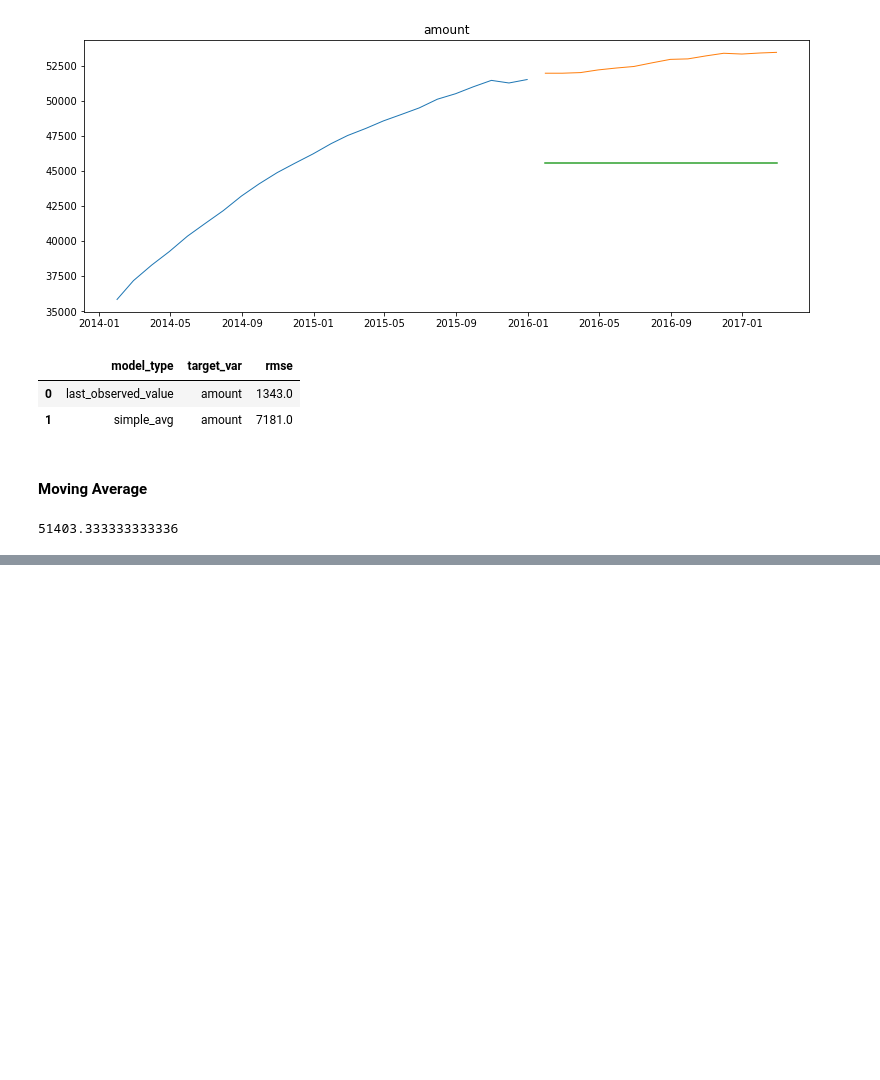
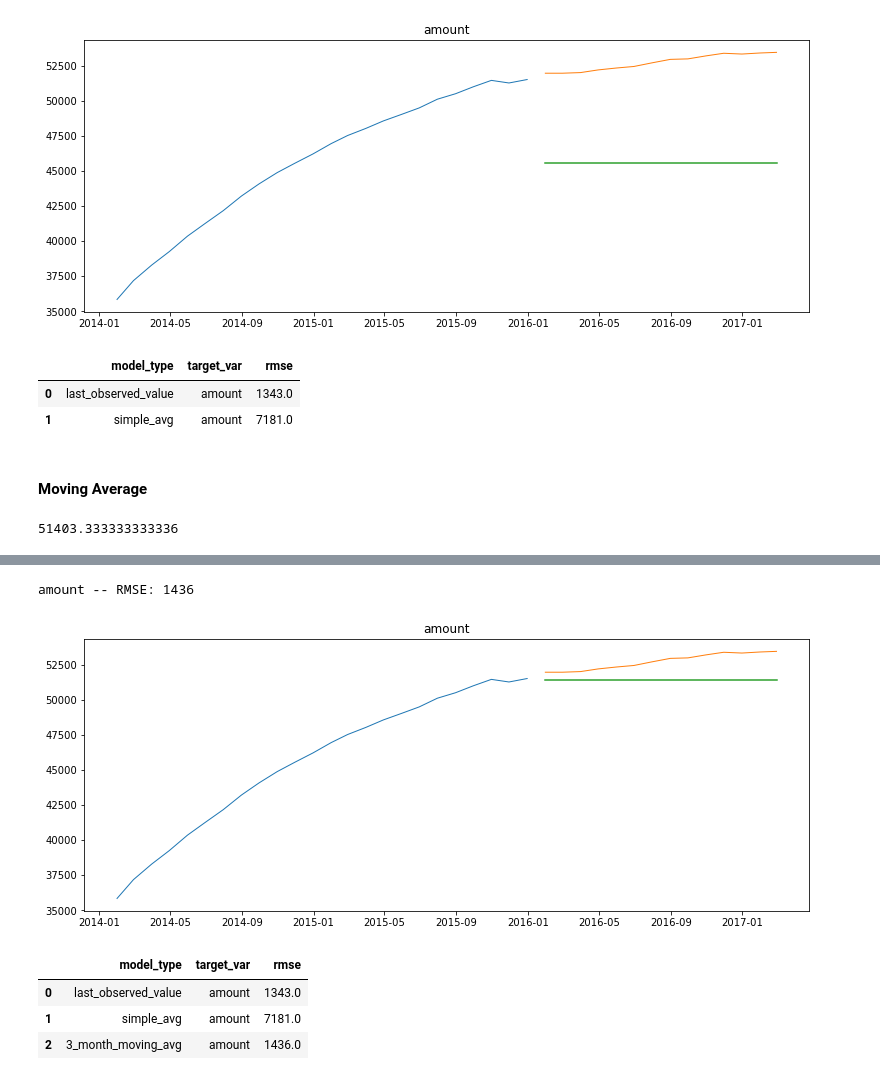
Before and after one commit to watermanbrandyn/time-series-exercises, a Jupyter notebook: model.ipynb, the cells around one changed output, grey strips where cells are left out. Drawn from its saved outputs; the diff is of its cells as text; code cells hidden in the pictures; blank space fills up the shorter version.

Commit message:
modeling exercise

```diff
--- a/model.ipynb
+++ b/model.ipynb
@@ -253,0 +266,16 @@ period = 3
+# %%
+# Plot actual v predicted
+for col in train.columns:
+    plot_and_eval(col)
+# %% [output]
+amount -- RMSE: 1436
+[figure, added]
+# %%
+for col in train.columns:
+    eval_df = append_eval_df(model_type= '3_month_moving_avg', target_var=col)
+eval_df
+# %% [output]
+|  | model_type | target_var | rmse |
+| 0 | last_observed_value | amount | 1343.0 |
+| 1 | simple_avg | amount | 7181.0 |
+| 2 | 3_month_moving_avg | amount | 1436.0 |
```
Also changed, not shown: parts of 47 cells of this notebook.
